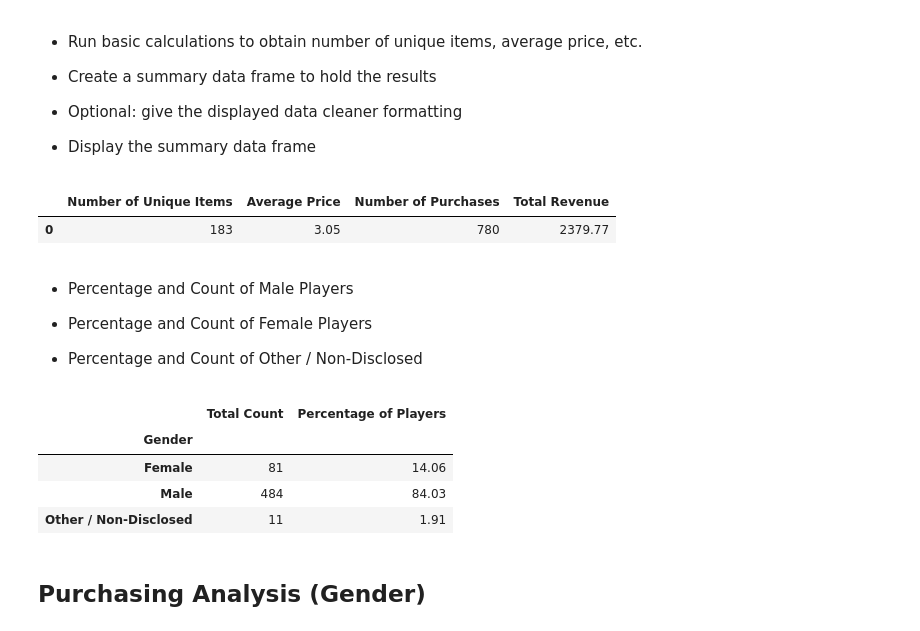
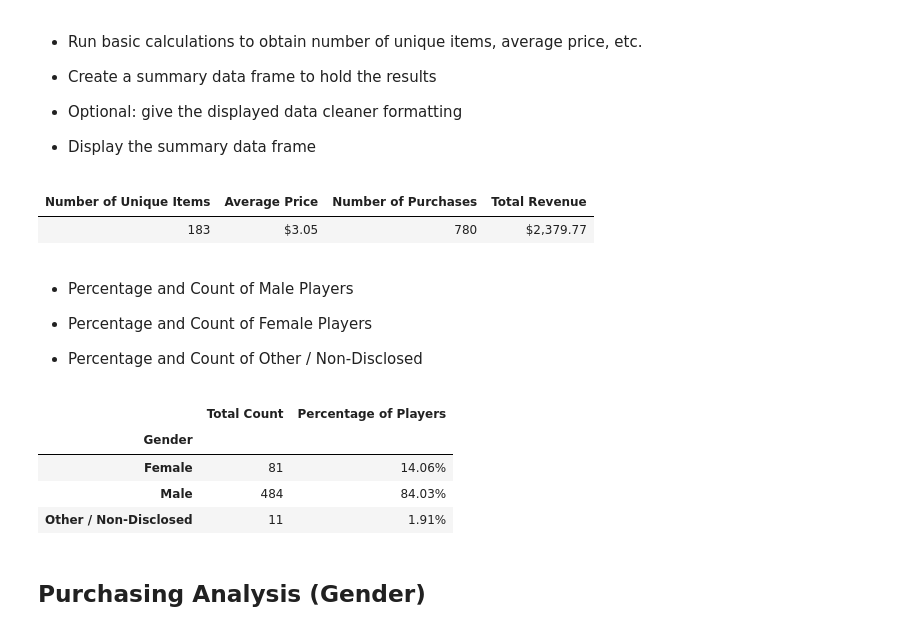
Before and after one commit to LBBL96/Leifker, a Jupyter notebook: HeroesOfPymoli.ipynb, the cells around one changed output. Saved outputs shown, nothing was run; the diff lists cells and outputs as text; code cells hidden in the pictures.

```diff
--- a/HeroesOfPymoli.ipynb
+++ b/HeroesOfPymoli.ipynb
@@ -52,35 +52,40 @@ playerDF
 # The way I've chosen to attack the rest of these questions is by building series and then dataframes from
 # those series.
 
 # Create pandas series for unique items in Item ID, and then name the series
 
 unique_items = pd.Series(purchase_data["Item ID"].nunique(), name = "Number of Unique Items")
 
 
 # Create series finding the mean price, naming the series, and then rounding to two places
 
 avg_price = pd.Series(purchase_data.Price.mean(), name = "Average Price")
 avg_price = round(avg_price, 2)
 
 
 # Create series for unique purchases, and name it
 
 num_purchases = pd.Series(purchase_data["Purchase ID"].nunique(), name = "Number of Purchases")
 
 
 # Create series that sums the prices, and name it
 
 total_rev = pd.Series(purchase_data.Price.sum(), name = "Total Revenue")
 
 
 # Concatenate the series, then convert them into pandas dataframe
 
 df = pd.concat([unique_items, avg_price, num_purchases, total_rev], axis = 1)
 Purchase_AnalysisDF = pd.DataFrame(df)
 Purchase_AnalysisDF
+
+# Making the formatting pretty (including hiding the index)
+
+format_dict = {'Average Price':'${0:,.2f}', 'Total Revenue': '${0:,.2f}'}
+Purchase_AnalysisDF.style.format(format_dict).hide_index()
 # %% [output]
-|  | Number of Unique Items | Average Price | Number of Purchases | Total Revenue |
-| 0 | 183 | 3.05 | 780 | 2379.77 |
+| Number of Unique Items | Average Price | Number of Purchases | Total Revenue |
+| 183 | $3.05 | 780 | $2,379.77 |
 # %% [markdown]
 * Percentage and Count of Male Players
 
@@ -95,9 +100,9 @@ Purchase_AnalysisDF
 gen = purchase_data.groupby(["Gender"])["SN"].nunique()
 np.array(gen)
 
-# Making a new array of percentages and rounding them
+# Making a new array of percentages
 
-pct_gen = round((gen/num_players)*100,2)
+pct_gen = gen/num_players
 
 # Turning the arrays into panda series with names
 
@@ -107,13 +112,17 @@ s2 = pd.Series(pct_gen, name = "Percentage of Players")
 # Concatenating the series to make a new dataframe
 
 newDF = pd.concat([s1, s2], axis = 1)
-newDF
+
+# Making the formatting pretty
+
+format_dict = {"Percentage of Players": '{:.2%}'}
+newDF.style.format(formatdict)
 # %% [output]
 |  | Total Count | Percentage of Players |
 | Gender |  |  |
-| Female | 81 | 14.06 |
-| Male | 484 | 84.03 |
-| Other / Non-Disclosed | 11 | 1.91 |
+| Female | 81 | 14.06% |
+| Male | 484 | 84.03% |
+| Other / Non-Disclosed | 11 | 1.91% |
 # %% [markdown]
 
 ## Purchasing Analysis (Gender)
```
Also changed, not shown: parts of 4 cells of this notebook.
